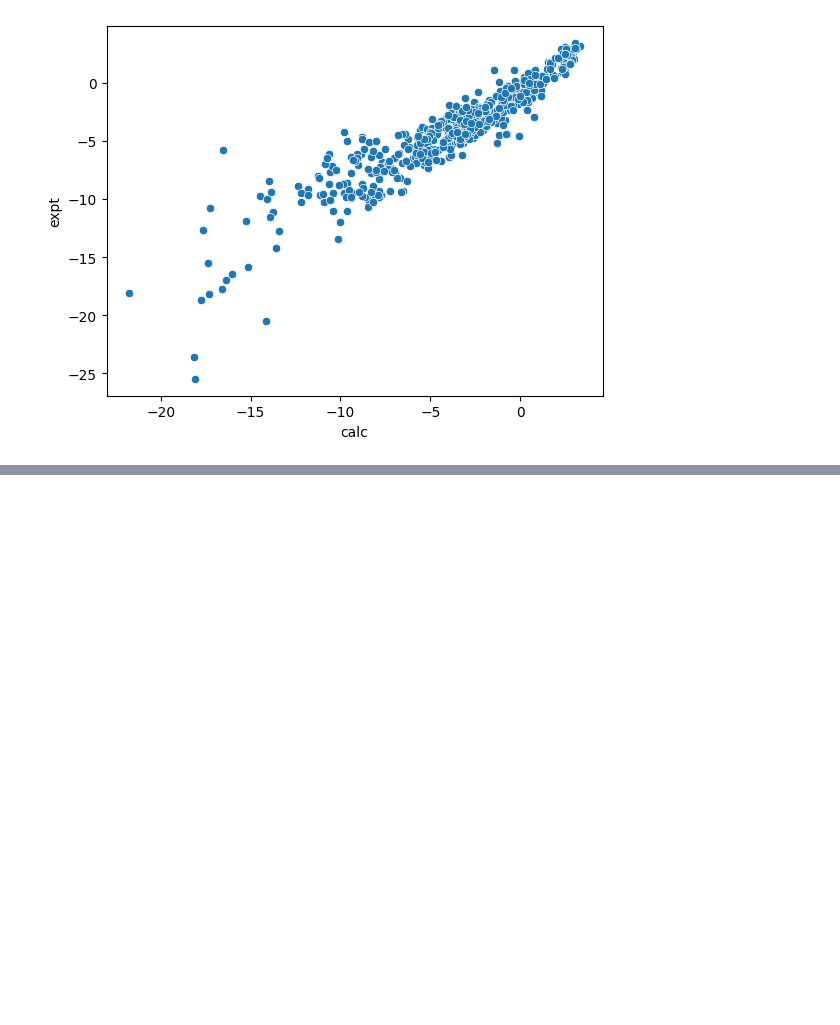
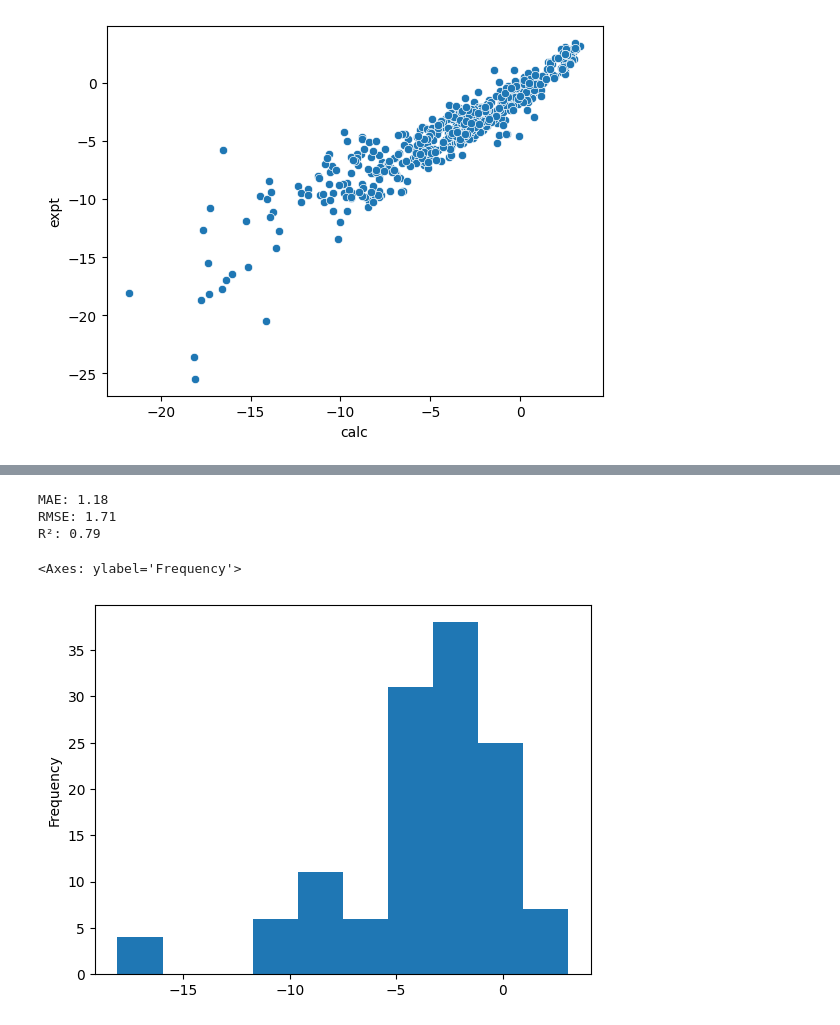
Before and after one commit to fran-jag/solvation_free_energy, a Jupyter notebook: notebooks/EDA.ipynb, the cells around one changed output, grey strips where cells are left out. Saved outputs shown, nothing was run; the diff lists cells and outputs as text; code cells hidden in the pictures; blank space fills up the shorter version.

```diff
--- a/notebooks/EDA.ipynb
+++ b/notebooks/EDA.ipynb
@@ -64,0 +83,19 @@ MAPE: 15348716487051.52
+# %%
+test_df = pd.read_csv('../data/test.csv')
+
+test_mae = mean_absolute_error(test_df['expt'], test_df['calc'])
+test_rmse = root_mean_squared_error(test_df['expt'], test_df['calc'])
+test_r2score = r2_score(test_df['expt'], test_df['calc'])
+
+print(f'MAE: {test_mae:.2f}')
+print(f'RMSE: {test_rmse:.2f}')
+print(f'R²: {test_r2score:.2f}')
+# %% [output]
+MAE: 1.18
+RMSE: 1.71
+R²: 0.79
+# %%
+test_df['calc'].plot(kind='hist')
+# %% [output]
+<Axes: ylabel='Frequency'>
+[figure, added]
```
Also changed, not shown: parts of 3 cells of this notebook, 2 other files.
